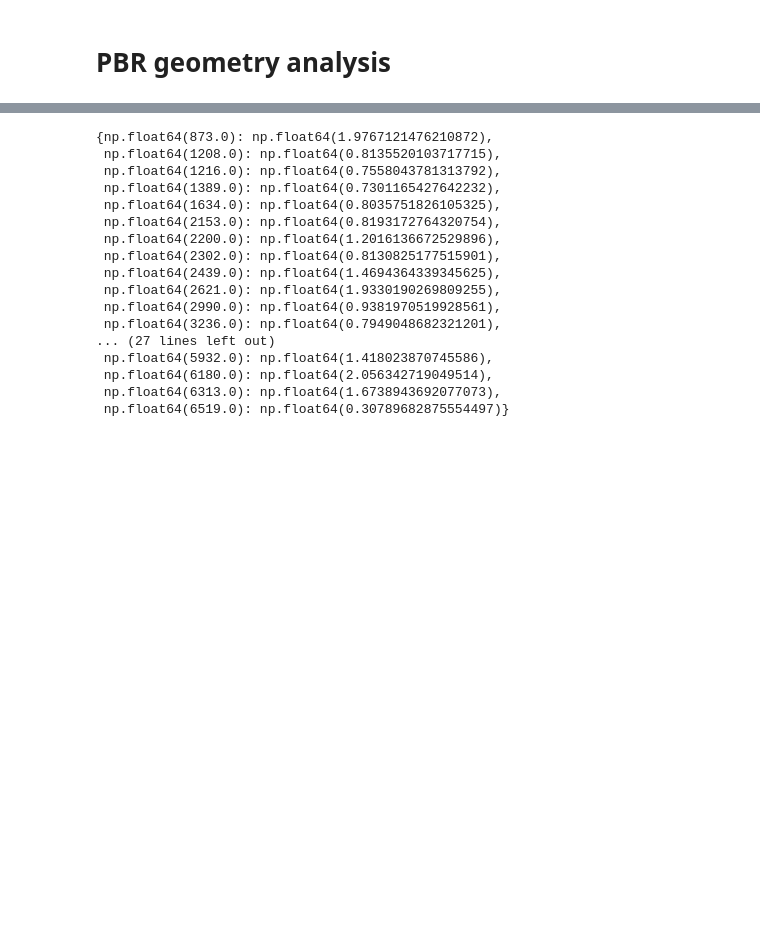
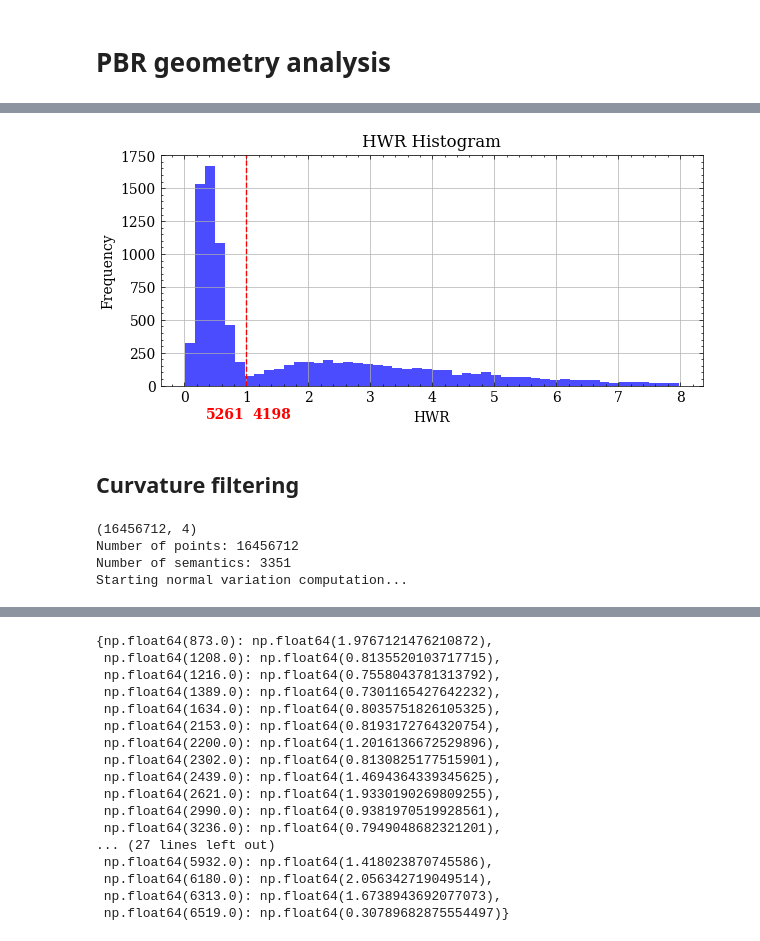
Before and after one commit to ZhiangChen/PBR_statistics, a Jupyter notebook: pbr_analysis.ipynb, the cells around one changed output, grey strips where cells are left out. Cells and saved outputs as stored; diff of their text form; code cells hidden in the pictures; blank space fills up the shorter version.

```diff
--- a/pbr_analysis.ipynb
+++ b/pbr_analysis.ipynb
@@ -422,0 +101,16 @@ plt.show()
+# %%
+mission_a_density_sor = ['data/mission_a_0_density_sor.las', 'data/mission_a_1_density_sor.las', 'data/mission_a_2_density_sor.las', 'data/mission_a_3_density_sor.las']
+hwr_threshold = 8
+
+combined_hwr = []
+
+for mission in mission_a_density_sor:
+    # Read the point cloud data
+    points_semantics_source, colors = read_las_file(mission)
+    points_semantics = points_semantics_source.copy()
+    # Compute the HWR values
+    results = calculate_hwr(points_semantics, n_jobs=8)
+    points_semantics = pc_filter(points_semantics, results, upper_bound_threshold=hwr_threshold)  # Filter based on HWR threshold
+    # Save the filtered point cloud
+    save_points_to_las(points_semantics, colors, f"{mission.split('.')[0]}_hwr.las")
+    combined_hwr.append(results[:, 1])
@@ -422,0 +146,25 @@ plt.show()
+# %%
+combined_hwr_array = np.concatenate(combined_hwr)
+combined_hwr_array = combined_hwr_array[combined_hwr_array < hwr_threshold]  # Filter out values below the threshold
+
+flat_hwr_N = np.sum(combined_hwr_array <= 1)  # Count the number of points below the threshold
+vertical_hwr_N = np.sum(combined_hwr_array > 1)  # Count the number of points above the threshold
+
+# Plot the combined histogram
+plt.figure(figsize=(7, 3))
+plt.hist(combined_hwr_array, bins=50, color='blue', alpha=0.7)
+# draw a vertical line at 1
+plt.axvline(x=1, color='red', linestyle='--', label='HWR Threshold')
+# Add text annotation for flat and vertical counts in bold
+plt.text(0.35, -250, f'{flat_hwr_N}', color='red', fontsize=10, fontweight='bold')
+plt.text(1.1, -250, f'{vertical_hwr_N}', color='red', fontsize=10, fontweight='bold')
+
+plt.title('HWR Histogram')
+plt.xlabel('HWR')
+plt.ylabel('Frequency')
+plt.grid()
+plt.show()
+# %% [output]
+[figure, added]
+# %% [markdown]
+## Curvature filtering
@@ -422,0 +222,12 @@ plt.show()
+# %%
+mission_a_density_sor_hwr = ['data/mission_a_0_density_sor_hwr.las', 'data/mission_a_1_density_sor_hwr.las', 'data/mission_a_2_density_sor_hwr.las', 'data/mission_a_3_density_sor_hwr.las']
+
+points_semantics_source, colors = read_las_file(mission_a_density_sor[0])
+points_semantics = points_semantics_source.copy()
+
+results = calculate_normal_variation(points_semantics, n_jobs=8)
+# %% [output]
+(16456712, 4)
+Number of points: 16456712
+Number of semantics: 3351
+Starting normal variation computation...
```
Also changed, not shown: parts of 33 cells of this notebook, 3 other files.
